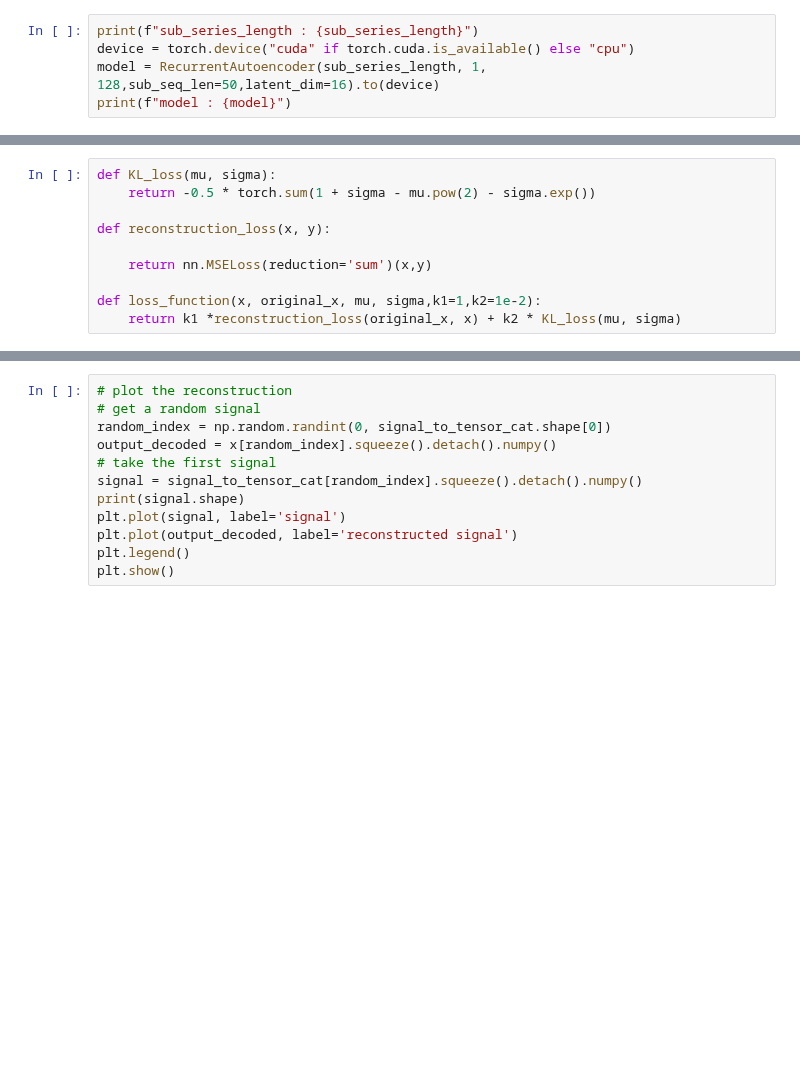
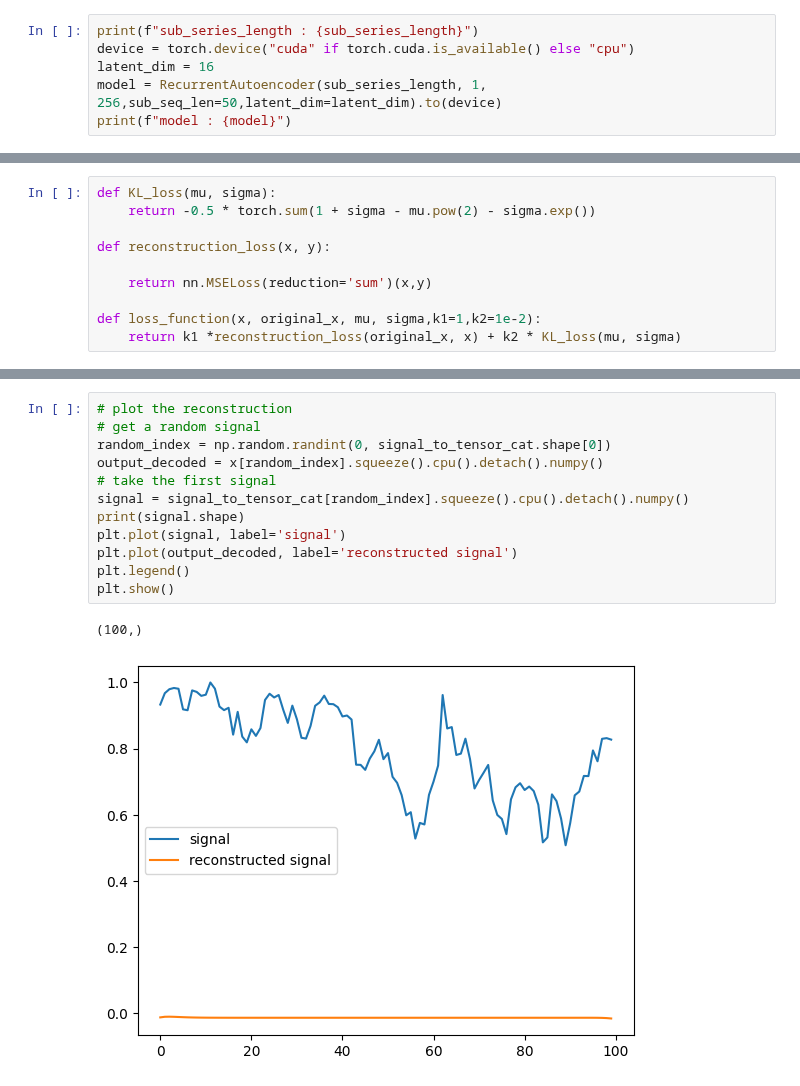
Before and after one commit to MaximeSzymanski/StocksClusteringVAE, a Jupyter notebook: VAE_stocks.ipynb, the cells around one changed output, grey strips where cells are left out. Cells and saved outputs as stored; diff of their text form; blank space fills up the shorter version.

```diff
--- a/VAE_stocks.ipynb
+++ b/VAE_stocks.ipynb
@@ -348,5 +378,6 @@ class RecurrentAutoencoder(nn.Module):
 # %%
 print(f"sub_series_length : {sub_series_length}")
 device = torch.device("cuda" if torch.cuda.is_available() else "cpu")
-model = RecurrentAutoencoder(sub_series_length, 1, 128,sub_seq_len=50,latent_dim=16).to(device)
+latent_dim = 16
+model = RecurrentAutoencoder(sub_series_length, 1, 256,sub_seq_len=50,latent_dim=latent_dim).to(device)
 print(f"model : {model}")
@@ -380,14 +434,17 @@ print(f"Output shape: {x.shape}")
 # %%
 # plot the reconstruction
 # get a random signal
 random_index = np.random.randint(0, signal_to_tensor_cat.shape[0])
-output_decoded = x[random_index].squeeze().detach().numpy()
+output_decoded = x[random_index].squeeze().cpu().detach().numpy()
 # take the first signal
-signal = signal_to_tensor_cat[random_index].squeeze().detach().numpy()
+signal = signal_to_tensor_cat[random_index].squeeze().cpu().detach().numpy()
 print(signal.shape)
 plt.plot(signal, label='signal')
 plt.plot(output_decoded, label='reconstructed signal')
 plt.legend()
 plt.show()
+# %% [output]
+(100,)
+[figure, added]
 # %%
 # try a simple overfitting
```
Also changed, not shown: parts of 15 cells of this notebook.
